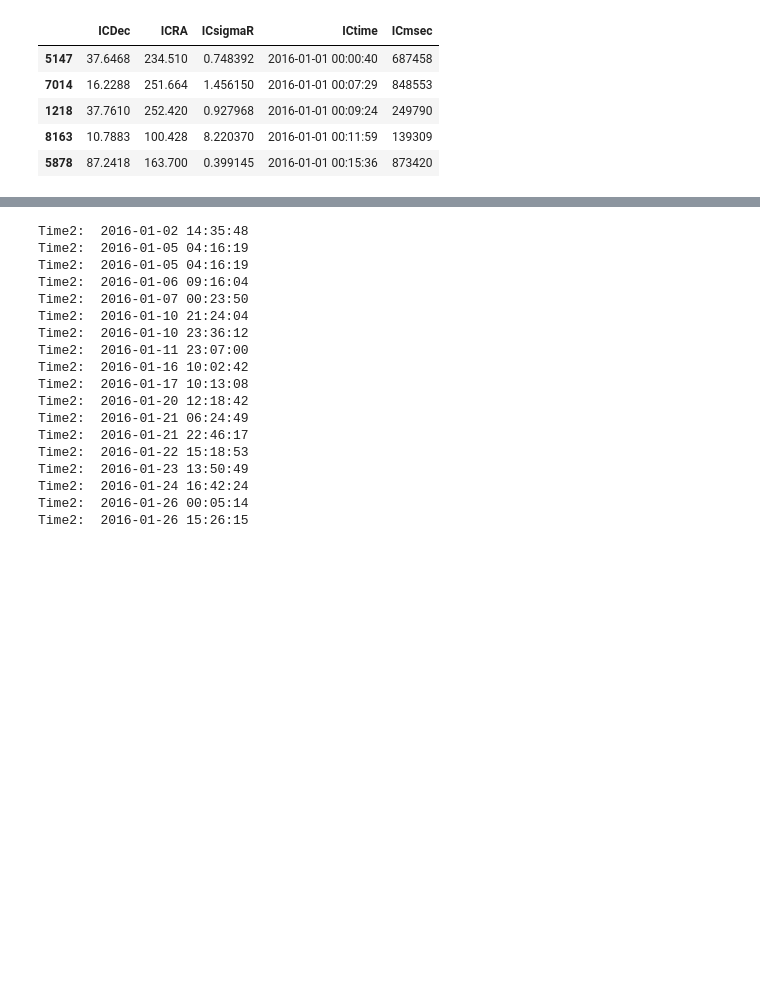
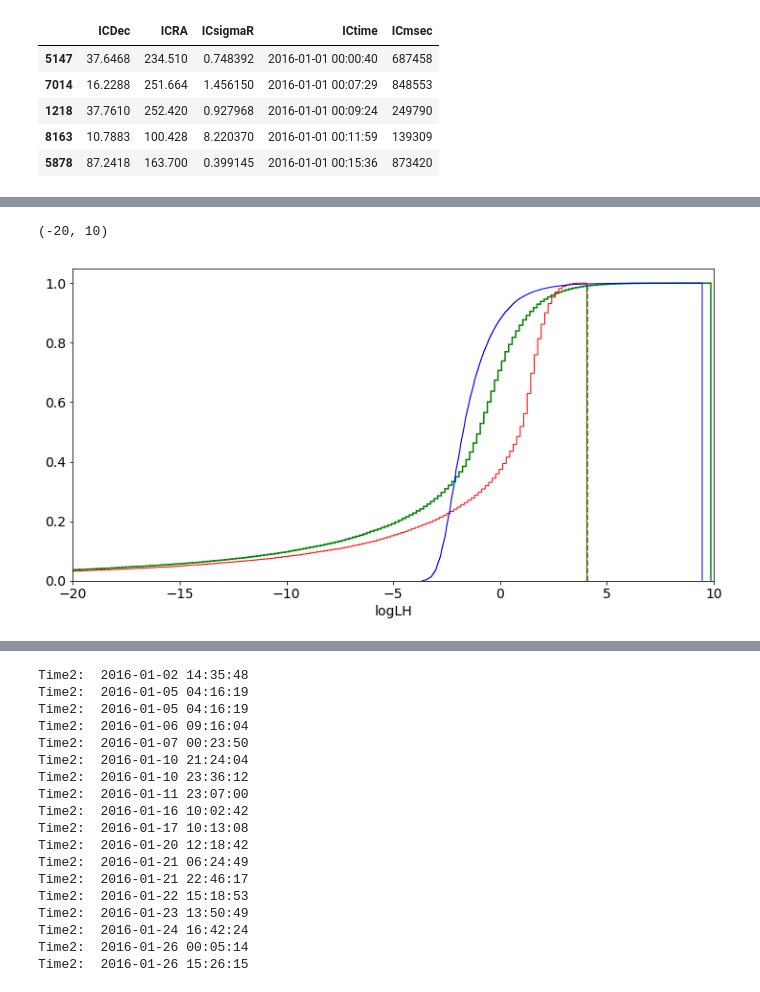
Before and after one commit to hayalaso/Analyses_AMON, a Jupyter notebook: HAWC_IC/multi_correlation_analysis.ipynb, the cells around one changed output, grey strips where cells are left out. Drawn from its saved outputs; the diff is of its cells as text; code cells hidden in the pictures; blank space fills up the shorter version.

```diff
--- a/HAWC_IC/multi_correlation_analysis.ipynb
+++ b/HAWC_IC/multi_correlation_analysis.ipynb
@@ -436,7 +458,7 @@ dfic.head(5)
 # %%
 spca = 3.5
 df_result=[]
-for i in range(1000):
+for i in range(600):
     #HAWC sim
     dfh = pd.read_csv("HAWC_simulations/2016-01-01_{}-times.txt".format(i+1),delimiter=" ")
     dfh['HTime_i']=pd.to_datetime(dfh['HTime_i'])
@@ -498,26 +526,30 @@ xlim(-20,10)
 # %%
+rcParams['figure.figsize']=12,6
 perc1 = np.percentile(flat.LLH,99)
 
 
 cllh=plt.hist(flat.LLH,cumulative=True,normed=1,
          histtype='step',
          color='g',
          lw=1.5,
          bins=2000,
          label='bkg')
 cllh=plt.hist(flat.T1,cumulative=True,normed=1,
          histtype='step',
          color='r',
-         lw=1.5,
+         lw=1.,
          bins=2000,
          label='bkg')
 cllh=plt.hist(flat.T2,cumulative=True,normed=1,
          histtype='step',
          color='b',
-         lw=1.5,
+         lw=1.,
          bins=2000,
          label='bkg')
 plt.vlines(perc1,0,0.99,color='g',linestyles='--')
 
 xlabel('logLH')
 xlim(-20,10)
+# %% [output]
+(-20, 10)
+[figure, added]
```
Also changed, not shown: parts of 15 cells of this notebook.
